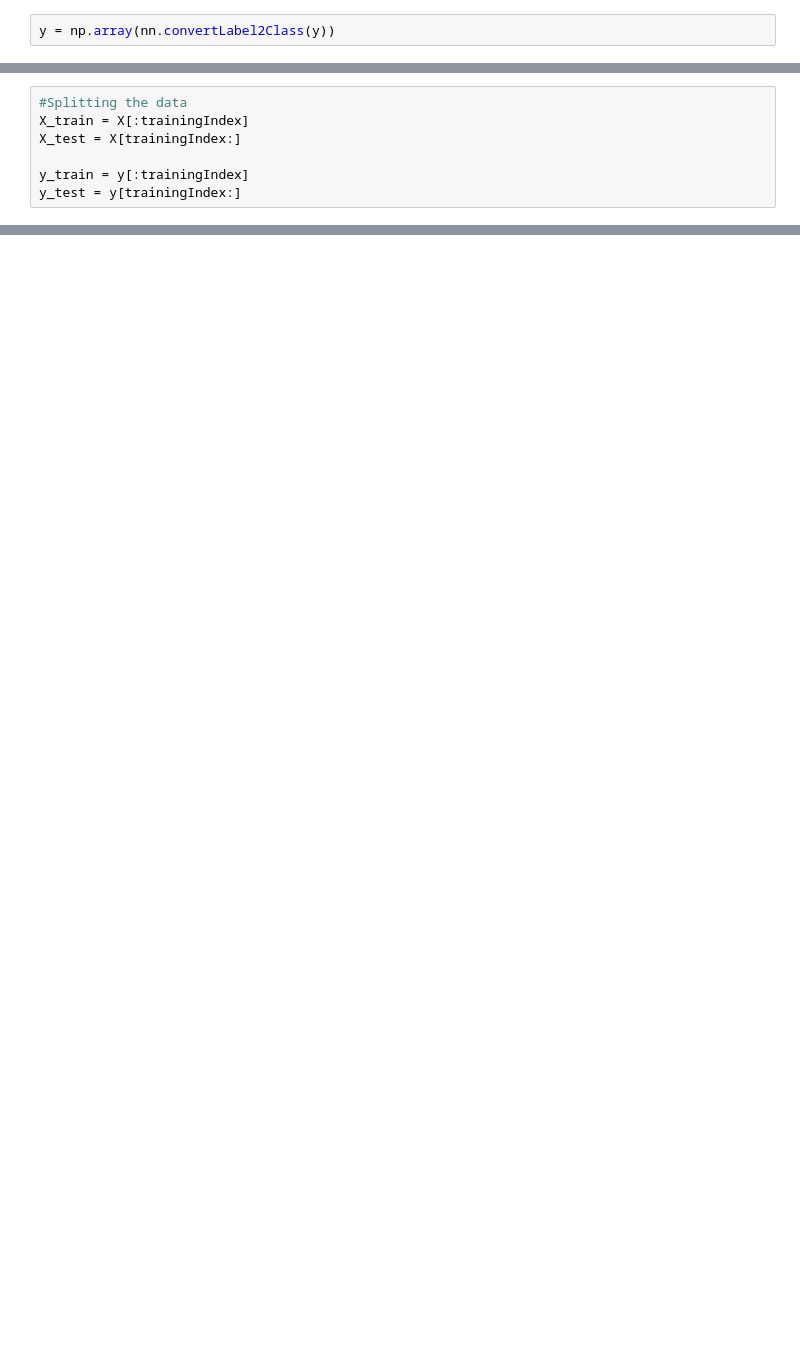
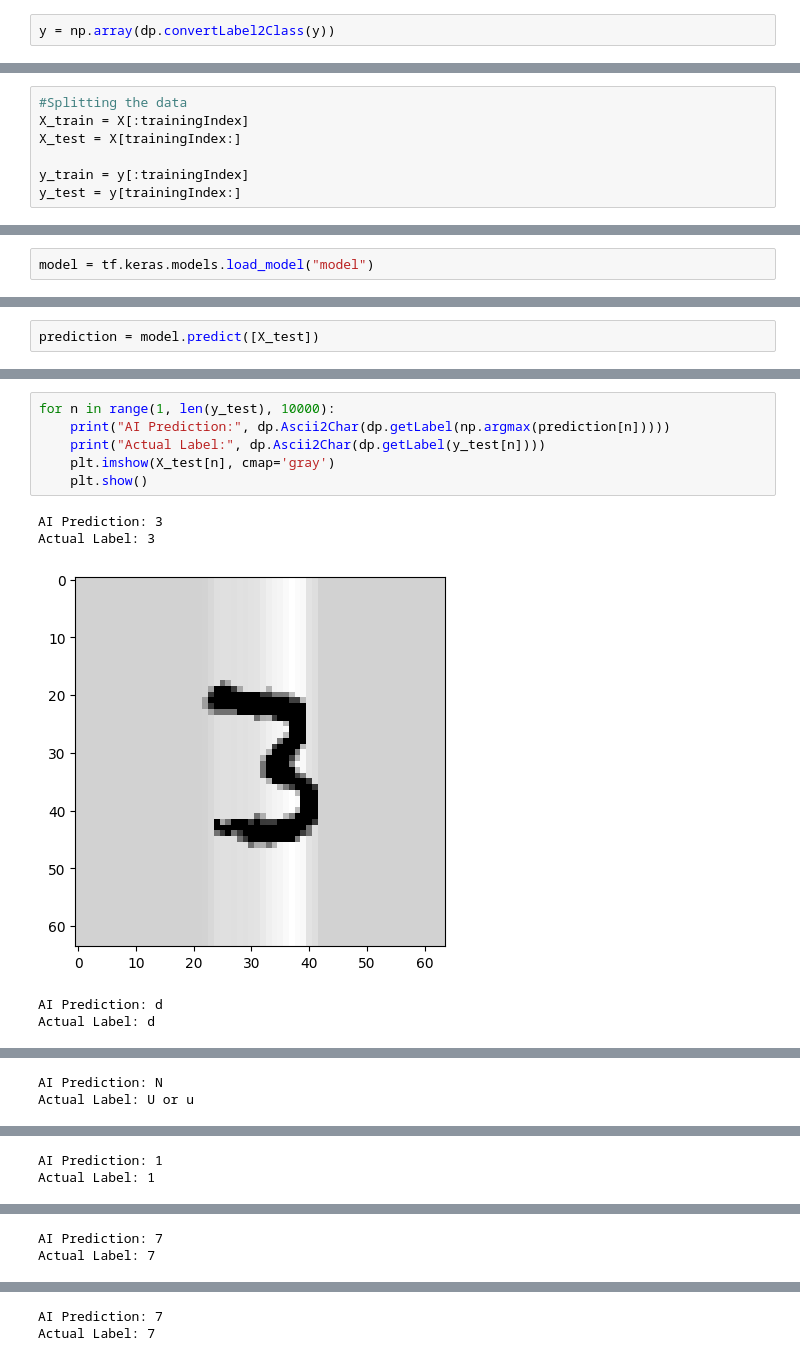
Before and after one commit to ShivamOfTheSingh/handwritten-ai, a Jupyter notebook: ai.ipynb, the cells around one changed output, grey strips where cells are left out. Drawn from its saved outputs; the diff is of its cells as text; blank space fills up the shorter version.

Commit message:
Add files via upload
Got the ai working with 80% accuracy using tensorflow/keras

```diff
--- a/ai.ipynb
+++ b/ai.ipynb
@@ -24,6 +28,6 @@ trainingIndex
 # %%
 X = X.reshape(-1, 64, 64)
 # %%
-y = np.array(nn.convertLabel2Class(y))
+y = np.array(dp.convertLabel2Class(y))
 # %%
 X = tf.keras.utils.normalize(X, axis=1)
@@ -36,0 +57,2 @@ y_test = y[trainingIndex:]
+# %%
+model = tf.keras.models.load_model("model")
@@ -36,0 +62,2 @@ y_test = y[trainingIndex:]
+# %%
+prediction = model.predict([X_test])
@@ -36,0 +78,12 @@ y_test = y[trainingIndex:]
+# %%
+for n in range(1, len(y_test), 10000):
+    print("AI Prediction:", dp.Ascii2Char(dp.getLabel(np.argmax(prediction[n]))))
+    print("Actual Label:", dp.Ascii2Char(dp.getLabel(y_test[n])))
+    plt.imshow(X_test[n], cmap='gray')
+    plt.show()
+# %% [output]
+AI Prediction: 3
+Actual Label: 3
+[figure, added]
+AI Prediction: d
+Actual Label: d
@@ -36,0 +91,2 @@ y_test = y[trainingIndex:]
+AI Prediction: N
+Actual Label: U or u
@@ -36,0 +94,2 @@ y_test = y[trainingIndex:]
+AI Prediction: 1
+Actual Label: 1
@@ -36,0 +97,2 @@ y_test = y[trainingIndex:]
+AI Prediction: 7
+Actual Label: 7
@@ -36,0 +100,2 @@ y_test = y[trainingIndex:]
+AI Prediction: 7
+Actual Label: 7
```
Also changed, not shown: parts of 12 cells of this notebook, 1 other file.
